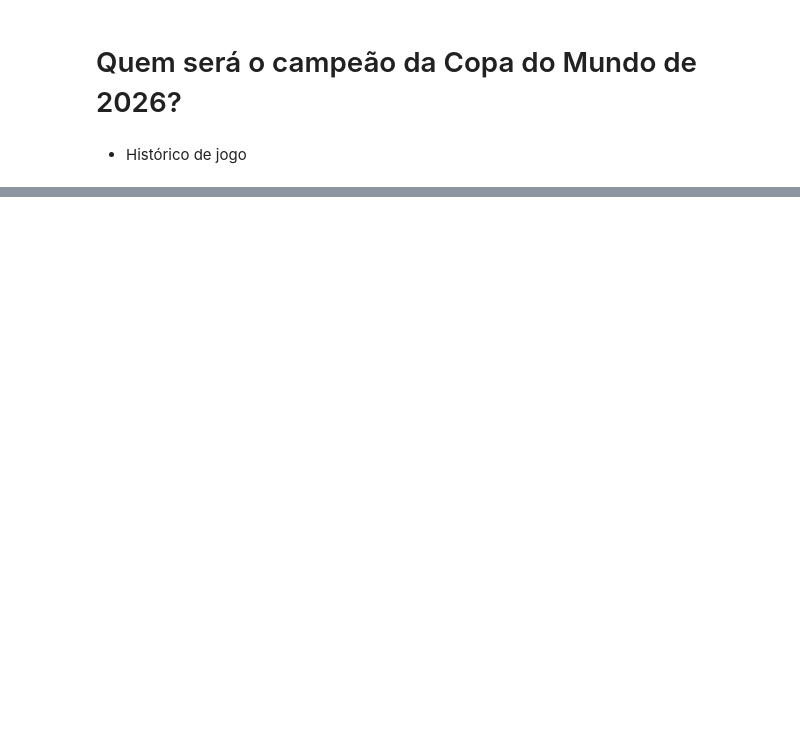
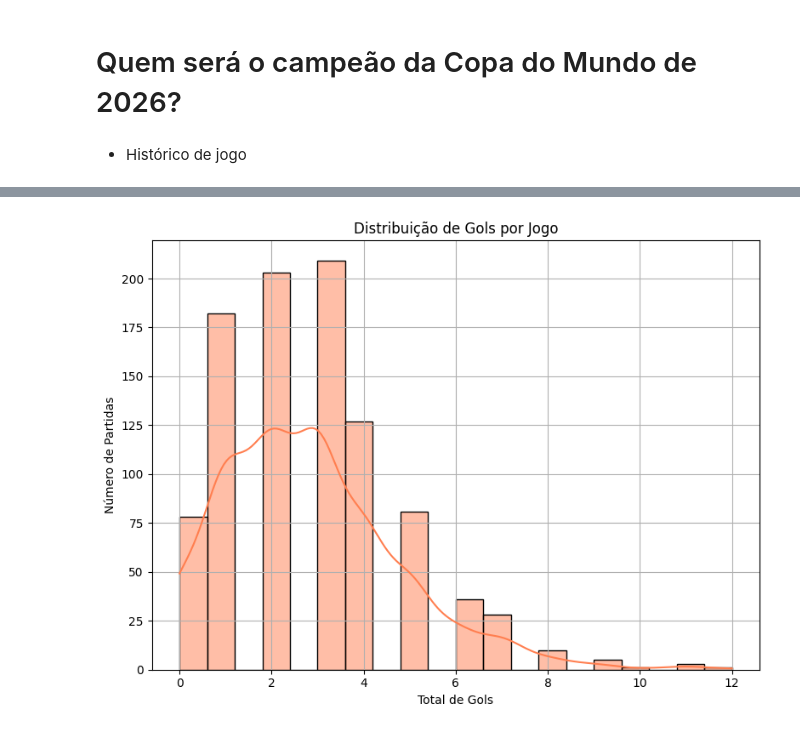
Before and after one commit to Jhonatarlp/Projeto_final_ciclo_basico_insper_Data, a Jupyter notebook: analise_jhon.ipynb, the cells around one changed output, grey strips where cells are left out. Drawn from its saved outputs; the diff is of its cells as text; code cells hidden in the pictures; blank space fills up the shorter version.

```diff
--- a/analise_jhon.ipynb
+++ b/analise_jhon.ipynb
@@ -7,3 +9,7 @@ import pandas as pd
 # %%
 decision = pd.read_csv('dados_ciclo_basic\decision.csv.csv')
-decision_semamistoso = decision[decision['tournament'] != 'Friendly']
+fifa_ranking_2024_6 = pd.read_csv('dados_ciclo_basic/dados_copadomundo/fifa_ranking-2024-06-20.csv')
+fifa_results = pd.read_csv('dados_ciclo_basic/FIFA Results.csv')
+matches = pd.read_csv('dados_ciclo_basic\dados_copadomundo\matches_1930_2022.csv')
+penalty = pd.read_csv('dados_ciclo_basic\penality kick.csv.csv')
+world_cup = pd.read_csv('dados_ciclo_basic\dados_copadomundo\world_cup.csv')
@@ -42,0 +182,13 @@ fifa_results
+# %%
+matches['total_goals'] = matches['home_score'] + matches['away_score']
+
+plt.figure(figsize=(8,6))
+sns.histplot(matches['total_goals'], bins=20, kde=True, color='coral')
+plt.title('Distribuição de Gols por Jogo')
+plt.xlabel('Total de Gols')
+plt.ylabel('Número de Partidas')
+plt.grid(True)
+plt.tight_layout()
+plt.show()
+# %% [output]
+[figure, added]
```
Also changed, not shown: parts of 28 cells of this notebook, 2 other files.
